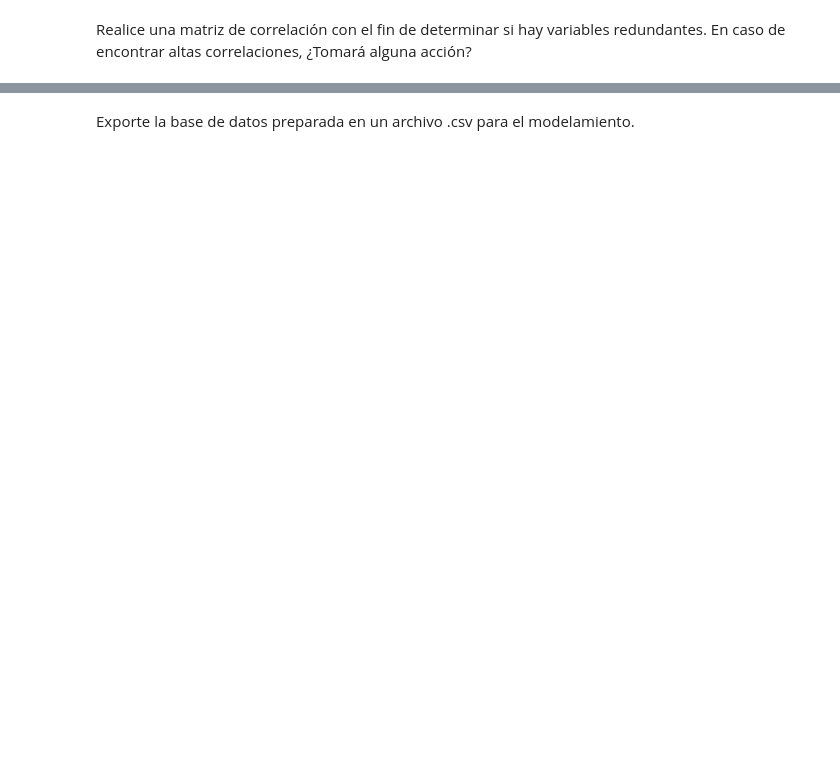
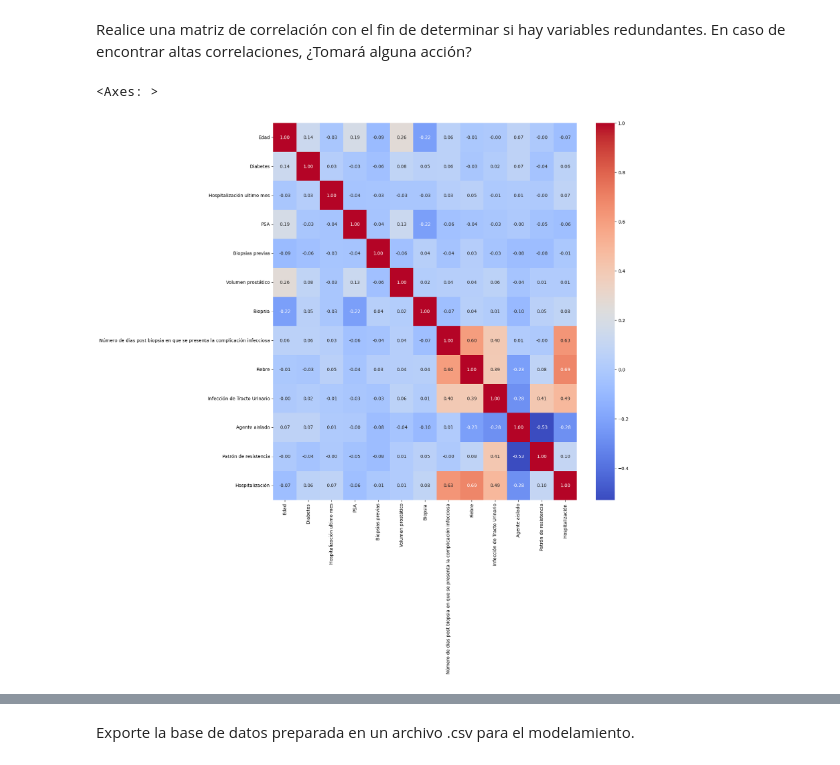
Before and after one commit to JUrielCerecero/proyecto-machine-learning-clasificacion-enfermedades, a Jupyter notebook: Proyecto_Integrador_2A_Preparacion_de_datos.ipynb, the cells around one changed output, grey strips where cells are left out. Cells and saved outputs as stored; diff of their text form; code cells hidden in the pictures; blank space fills up the shorter version.

```diff
--- a/Proyecto_Integrador_2A_Preparacion_de_datos.ipynb
+++ b/Proyecto_Integrador_2A_Preparacion_de_datos.ipynb
@@ -325,3 +330,9 @@ Para el caso de las variables numéricas, ¿Es necesario normalizar?
 #no, las cantidades no llegan a superar el numero 200
 # %% [markdown]
 Realice las transformaciones que considere pertinentes con el fin de preparar los datos para un modelo de clasificación de un paciente con desenlace en Hospitalización.
+# %%
+dfhospdummies=dfhosp_limpio.copy()
+si_no={'Si':1,'No':0}
+for a in dfhosp_limpio.drop(columns=['Patrón de resistencia','Agente aislado']).columns:
+   dfhospdummies[a]=dfhosp_limpio[a].replace(si_no)
+dfhospdummies.head()
@@ -327,0 +355,5 @@ Realice las transformaciones que considere pertinentes con el fin de preparar lo
+# %%
+etiquetas=['Biopsia','Patrón de resistencia','Agente aislado']
+le = LabelEncoder()
+for a in etiquetas:
+    dfhospdummies[a] = le.fit_transform(dfhospdummies[a])
@@ -328,2 +376,8 @@ Realice las transformaciones que considere pertinentes con el fin de preparar lo
 # %% [markdown]
 Realice una matriz de correlación con el fin de determinar si hay variables redundantes. En caso de encontrar altas correlaciones, ¿Tomará alguna acción?
+# %%
+plt.figure(figsize=(15,15))
+sns.heatmap(dfhospdummies.corr(),annot=True, cmap='coolwarm', fmt=".2f")
+# %% [output]
+<Axes: >
+[figure, added]
```
Also changed, not shown: parts of 9 cells of this notebook, 1 other file.
